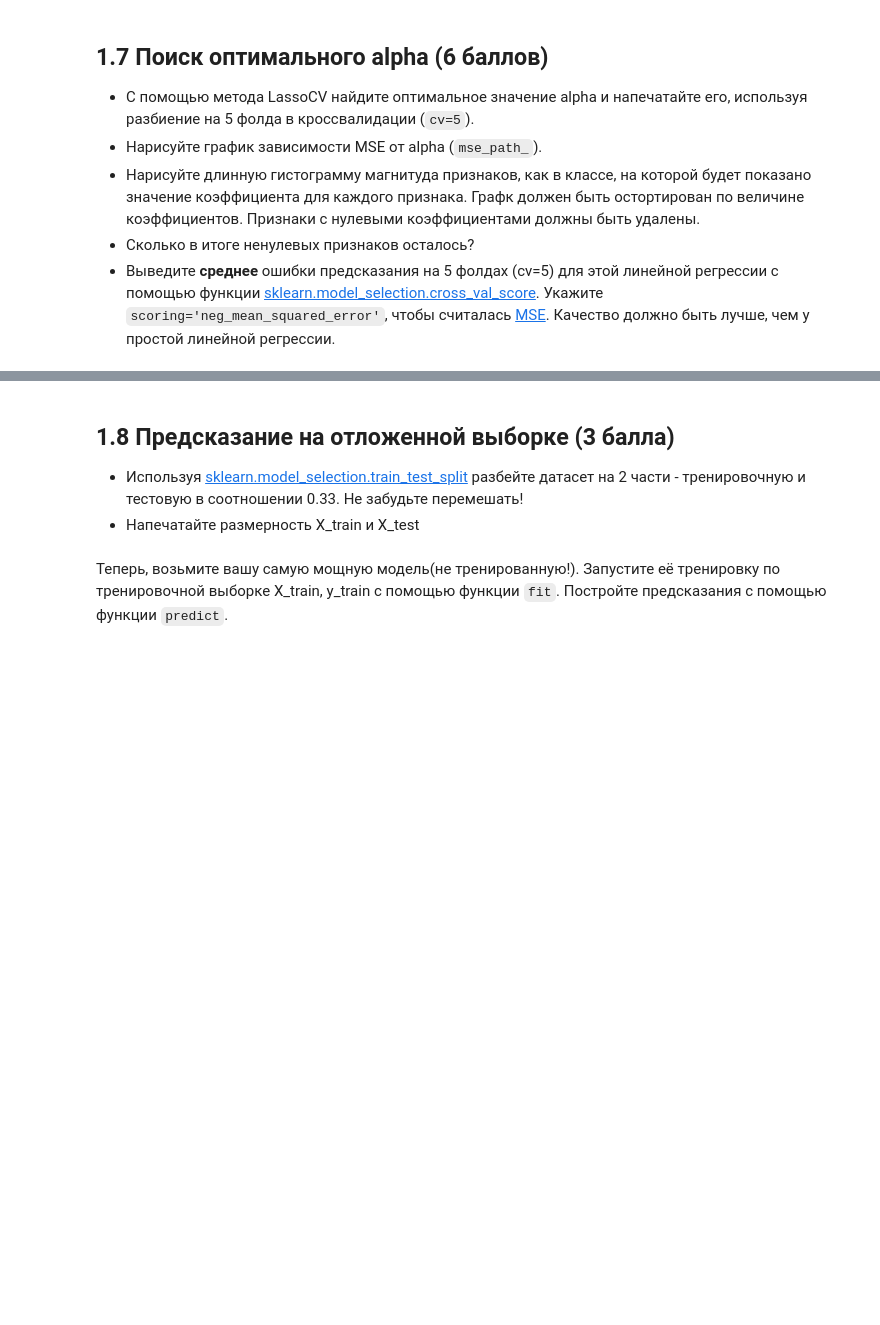
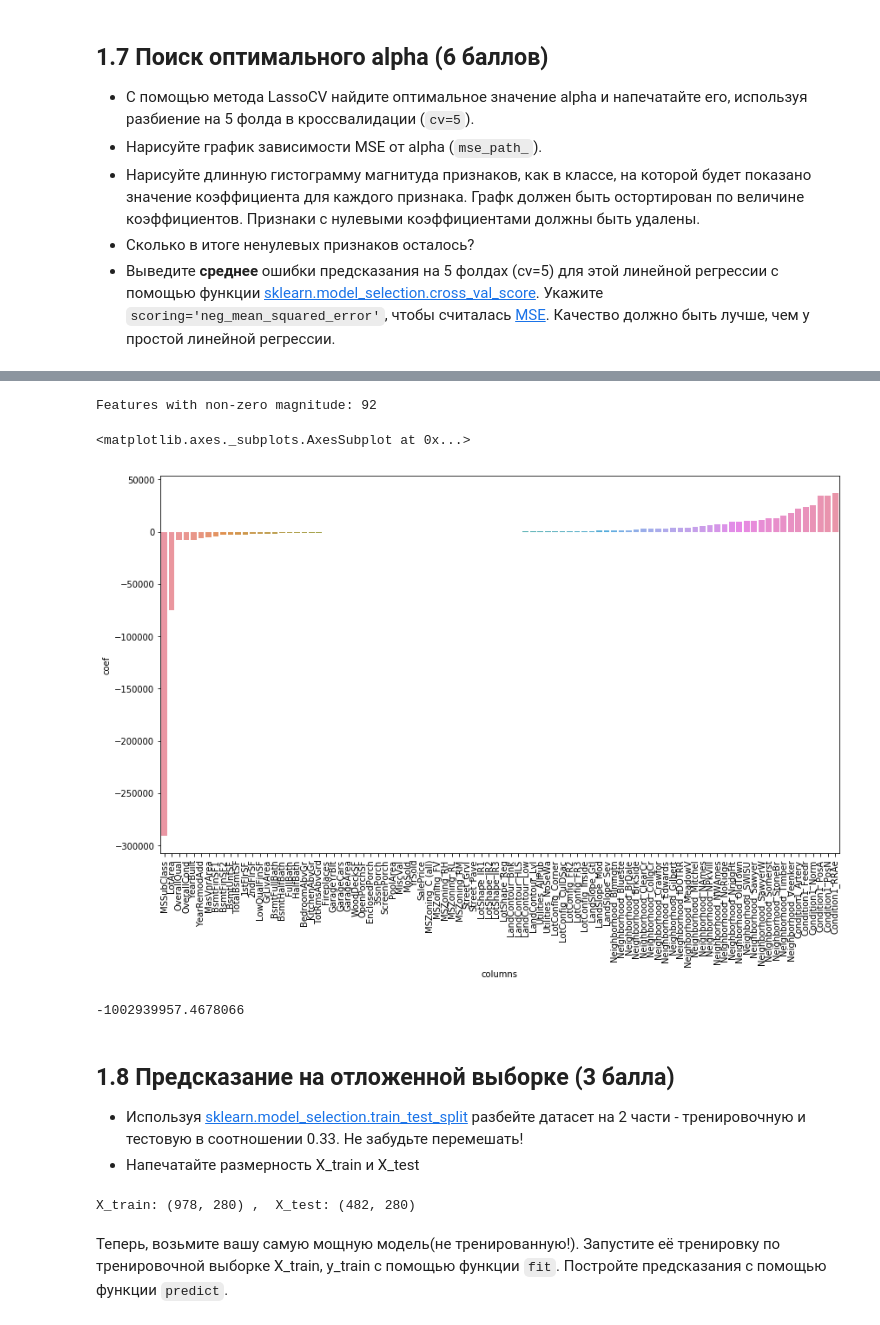
Before and after one commit to bewrrrie/7bits_ml_homework, a Jupyter notebook: 2017-fall/05-01-linear-regression-homework.ipynb, the cells around one changed output, grey strips where cells are left out. Cells and saved outputs as stored; diff of their text form; code cells hidden in the pictures; blank space fills up the shorter version.

```diff
--- a/2017-fall/05-01-linear-regression-homework.ipynb
+++ b/2017-fall/05-01-linear-regression-homework.ipynb
@@ -354,7 +392,35 @@ Text(0.5,1,'Ridge')
+# %%
+coefs = sorted(lasso_cv.coef_[np.abs(lasso_cv.coef_) > 0.0001])
+print('Features with non-zero magnitude:', len(coefs))
+
+plt.figure(figsize=(14,8))
+
+bar = sns.barplot(
+    x='columns', y='coef',
+    data=pd.DataFrame(list(zip(coefs, df.columns)), columns=["coef", "columns"])
+)
+bar.set_xticklabels(bar.get_xticklabels(), rotation=90, fontdict={'fontsize': 10})
+
+bar
+# %% [output]
+Features with non-zero magnitude: 92
+<matplotlib.axes._subplots.AxesSubplot at 0x...>
+[figure, added]
+# %%
+np.mean(cross_val_score(lasso_cv, X, y, cv=5, n_jobs=4, scoring='neg_mean_squared_error'))
+# %% [output]
+-1002939957.4678066
 # %% [markdown]
 ## 1.8 Предсказание на отложенной выборке (3 балла)
 
 - Используя [sklearn.model_selection.train_test_split](http://scikit-learn.org/stable/modules/generated/sklearn.model_selection.train_test_split.html) разбейте датасет на 2 части - тренировочную и тестовую в соотношении 0.33. Не забудьте перемешать!
 - Напечатайте размерность X_train и X_test
+# %%
+from sklearn.model_selection import train_test_split
+
+X_train, X_test, y_train, y_test = train_test_split(X, y, shuffle=True, test_size=0.33)
+print('X_train:', X_train.shape, ',  X_test:', X_test.shape)
+# %% [output]
+X_train: (978, 280) ,  X_test: (482, 280)
 # %% [markdown]
 Теперь, возьмите вашу самую мощную модель(не тренированную!). Запустите её тренировку по тренировочной выборке X_train, y_train с помощью функции `fit`. Постройте предсказания с помощью функции `predict`.
```
Also changed, not shown: parts of 16 cells of this notebook, 1 other file.
